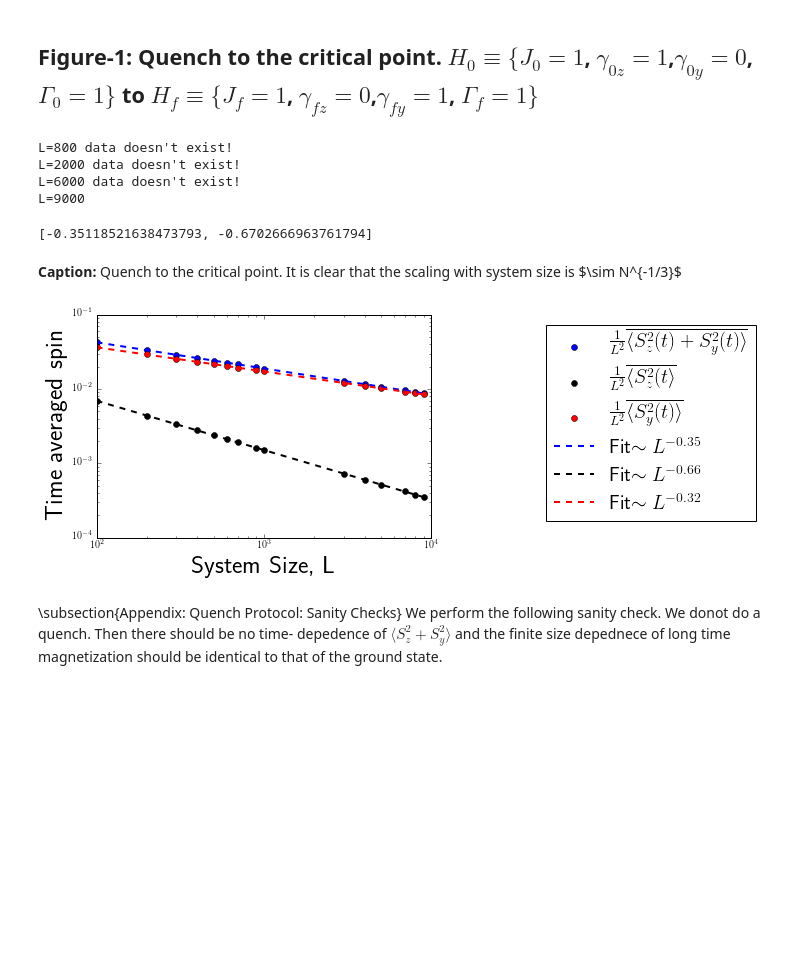
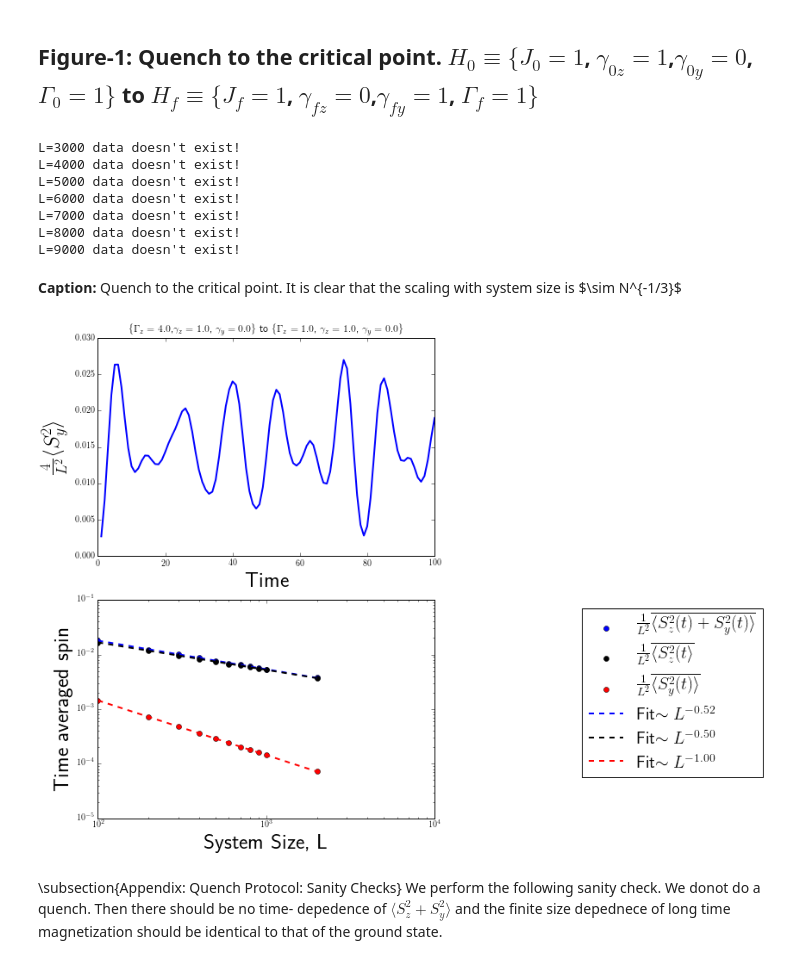
Before and after one commit to paraj003/LMG_quench, a Jupyter notebook: LMG_sim.ipynb, the cells around one changed output. Cells and saved outputs as stored; diff of their text form; code cells hidden in the pictures; blank space fills up the shorter version.

Commit message:
Changes to LMG quench to include finite size scaling figure with time dependene

```diff
--- a/LMG_sim.ipynb
+++ b/LMG_sim.ipynb
@@ -311,8 +311,8 @@ Here we discuss the dependence on system size of the time-averaged correlator. R
 ## Figure-1: Quench to the critical point. $H_0\equiv \{J_0=1$, $\gamma_{0z}=1$,$\gamma_{0y}=0$, $\Gamma_0=1\}$ to $H_f\equiv \{J_f=1$,  $\gamma_{fz}=0$,$\gamma_{fy}=1$, $\Gamma_f=1\}$
 # %%
 Larr=np.concatenate([np.arange(100,1000,100),np.arange(1000,10000,1000)]) #Set system size.
-dt=0.2 #time step
-Tf=20 # final time step
+dt=1.#0.2 #time step
+Tf=100.#20 # final time step
 Nsteps=int(Tf/dt)
 tarr=np.arange(dt,Tf+dt,dt)
 # %%
@@ -324,8 +324,8 @@ Sz2vals=np.zeros((Nsteps,np.size(Larr)))
 deletelist=np.array([],dtype=int)
 for L,p in zip(Larr,range(np.size(Larr))):
     print('L='+str(L), end='\r', flush=True)
-    paramvals0=LMG.Ham_params(N=L,S=L/2,J=1.,γz=1.,γy=0.,Γ=1.)
-    paramvalsf=LMG.Ham_params(N=L,S=L/2,J=1.,γz=0,γy=1,Γ=1.)
+    paramvals0=LMG.Ham_params(N=L,S=L/2,J=1.,γz=1.,γy=0.,Γ=4.)
+    paramvalsf=LMG.Ham_params(N=L,S=L/2,J=1.,γz=1.,γy=0.,Γ=1.)
     #load Sz^2 data
     filename1=directory2+'Sϕ2t_Az_1.0_Ay_0.0_[0_'+str(dt)+'_'+str(dt*Nsteps)+']_from_'+paramvals0.paramstr()+'_to_'+paramvalsf.paramstr()+'.hdf5'
     #load Sy^2 data
@@ -349,10 +349,47 @@ Sy2vals_nonzero=np.delete(Sy2vals,deletelist,axis=1)
 Sz2vals_nonzero=np.delete(Sz2vals,deletelist,axis=1)
 Larr_nonzero=np.delete(Larr,deletelist,axis=0)
 # %% [output]
-L=800 data doesn't exist!
-L=2000 data doesn't exist!
+L=3000 data doesn't exist!
+L=4000 data doesn't exist!
+L=5000 data doesn't exist!
 L=6000 data doesn't exist!
-L=9000
+L=7000 data doesn't exist!
+L=8000 data doesn't exist!
+L=9000 data doesn't exist!
+# %%
+plt.figure(figsize=(7,10))
+plt.subplot(2,1,1)
+
+#plot time dependence for largest system size
+plt.plot(tarr,Sϕ2vals_nonzero[:,-1]*(4/Larr_nonzero[-1]**2),'-',color='blue',linewidth=2,label='$L=%d$'% L)
+plt.xlabel("Time",fontsize=25)
+plt.ylabel("$\\frac{4}{L^2}\\langle S_y^2\\rangle$",fontsize=25)#"+S_y^2\\rangle$",fontsize=25)
+plt.xlim(0,tarr[-1])
+#plt.ylim()
+#plt.legend(numpoints=1,loc=1,fontsize=15)#bbox_to_anchor=(1.5,1))
+plt.title(' \\{$\\Gamma_z= %.1f $,$\\gamma_z= %.1f $, $\\gamma_{y}= %.1f $\\} to \\{$\\Gamma_z= %.1f $, $\\gamma_z= %.1f $, $\\gamma_{y}= %.1f $\\}'%(paramvals0.Γ,paramvals0.γz,paramvals0.γy,paramvalsf.Γ, paramvalsf.γz,paramvalsf.γy))
+figname='/home/paraj/Dropbox/Research_Projects_Current/LMG_Quench/plots/For_Mohammad/Syt_[0_'+str(dt)+'_'+str(Tf)+']_from_'+paramvals0.paramstr()+'to'+paramvalsf.paramstr()+'.pdf'
+
+
+
+#Plot average magnetization as a function of L
+plt.subplot(2,1,2)
+#plt.loglog(Larr,np.divide(np.abs(Sz2infarr-Sztavg),(Sz2infarr)),'o')
+#plt.figure()
+plt.loglog(Larr_nonzero,np.divide(Sϕtavg,Larr_nonzero**2),'bo',label='$\\frac{1}{L^2}\\overline{\\langle S_z^2(t)+ S_y^2(t)\\rangle}$')
+plt.loglog(Larr_nonzero,np.divide(Sztavg,Larr_nonzero**2),'ko',label='$\\frac{1}{L^2}\\overline{\\langle S_z^2(t\\rangle}$')
+plt.loglog(Larr_nonzero,np.divide(Sytavg,Larr_nonzero**2),'ro',label='$\\frac{1}{L^2}\\overline{\\langle S_y^2(t)\\rangle}$')
+plt.loglog(Larr_nonzero,(10**bϕ)*(Larr_nonzero)**mϕ,'--',color='blue',linewidth=2,label='Fit$\\sim L^{%0.2f}$' % mϕ)
+plt.loglog(Larr_nonzero,(10**bz)*(Larr_nonzero)**mz,'--',color='black',linewidth=2,label='Fit$\\sim L^{%0.2f}$' % mz)
+plt.loglog(Larr_nonzero,(10**by)*(Larr_nonzero)**my,'--',color='red',linewidth=2,label='Fit$\\sim L^{%0.2f}$' % my)
+plt.ylabel('Time averaged spin',fontsize=25)
+plt.xlabel('System Size, L',fontsize=25)
+#plt.title('Quench from  $\gamma_{z}=%0.1f$,$\gamma_{y}=%0.1f$ to  $\gamma_{z}=%0.1f$,$\gamma_{y}=%0.1f$'%{paramvals0.γz,paramvals0.γy.paramvalsf.γz,paramvalsf.γy},fontsize=25)
+plt.legend(bbox_to_anchor=(2,1),numpoints=1,fontsize=20)
+figcaption("Quench to the critical point. It is clear that the scaling with system size is $\sim N^{-1/3}$" )
+# %% [output]
+Caption: Quench to the critical point. It is clear that the scaling with system size is $\sim N^{-1/3}$
+[figure, added]
 # %%
 ##numerical formulae for time-averaged value
 Sϕtavg=np.mean(Sϕ2vals_nonzero, axis=0)
@@ -368,29 +405,6 @@ my,by = np.polyfit(logL,logSy, 1)
 mz,bz = np.polyfit(logL,logSz, 1)
 #plt.plot(logx,logy,'o')
 #plt.plot(logx,m1*logx+b1,'--')
-# %%
-print([mϕ,bϕ])
-# %% [output]
-[-0.35118521638473793, -0.6702666963761794]
-# %%
-#Plot average magnetization as a function of L
-
-#plt.loglog(Larr,np.divide(np.abs(Sz2infarr-Sztavg),(Sz2infarr)),'o')
-plt.figure()
-plt.loglog(Larr_nonzero,np.divide(Sϕtavg,Larr_nonzero**2),'bo',label='$\\frac{1}{L^2}\\overline{\\langle S_z^2(t)+ S_y^2(t)\\rangle}$')
-plt.loglog(Larr_nonzero,np.divide(Sztavg,Larr_nonzero**2),'ko',label='$\\frac{1}{L^2}\\overline{\\langle S_z^2(t\\rangle}$')
-plt.loglog(Larr_nonzero,np.divide(Sytavg,Larr_nonzero**2),'ro',label='$\\frac{1}{L^2}\\overline{\\langle S_y^2(t)\\rangle}$')
-plt.loglog(Larr_nonzero,(10**bϕ)*(Larr_nonzero)**mϕ,'--',color='blue',linewidth=2,label='Fit$\\sim L^{%0.2f}$' % mϕ)
-plt.loglog(Larr_nonzero,(10**bz)*(Larr_nonzero)**mz,'--',color='black',linewidth=2,label='Fit$\\sim L^{%0.2f}$' % mz)
-plt.loglog(Larr_nonzero,(10**by)*(Larr_nonzero)**my,'--',color='red',linewidth=2,label='Fit$\\sim L^{%0.2f}$' % my)
-plt.ylabel('Time averaged spin',fontsize=25)
-plt.xlabel('System Size, L',fontsize=25)
-#plt.title('Quench from  $\gamma_{z}=%0.1f$,$\gamma_{y}=%0.1f$ to  $\gamma_{z}=%0.1f$,$\gamma_{y}=%0.1f$'%{paramvals0.γz,paramvals0.γy.paramvalsf.γz,paramvalsf.γy},fontsize=25)
-plt.legend(bbox_to_anchor=(2,1),numpoints=1,fontsize=20)
-figcaption("Quench to the critical point. It is clear that the scaling with system size is $\sim N^{-1/3}$" )
-# %% [output]
-Caption: Quench to the critical point. It is clear that the scaling with system size is $\sim N^{-1/3}$
-[figure, removed]
 # %% [markdown]
 \subsection{Appendix: Quench Protocol: Sanity Checks}
 We perform the following sanity check. We donot do a quench. Then there should be no time- depedence of $\langle S_z^2+S_y^2\rangle $ and the finite size depednece of long time magnetization should be identical to that of the ground state.
```
Also changed, not shown: parts of 4 cells of this notebook, 1 other file.
